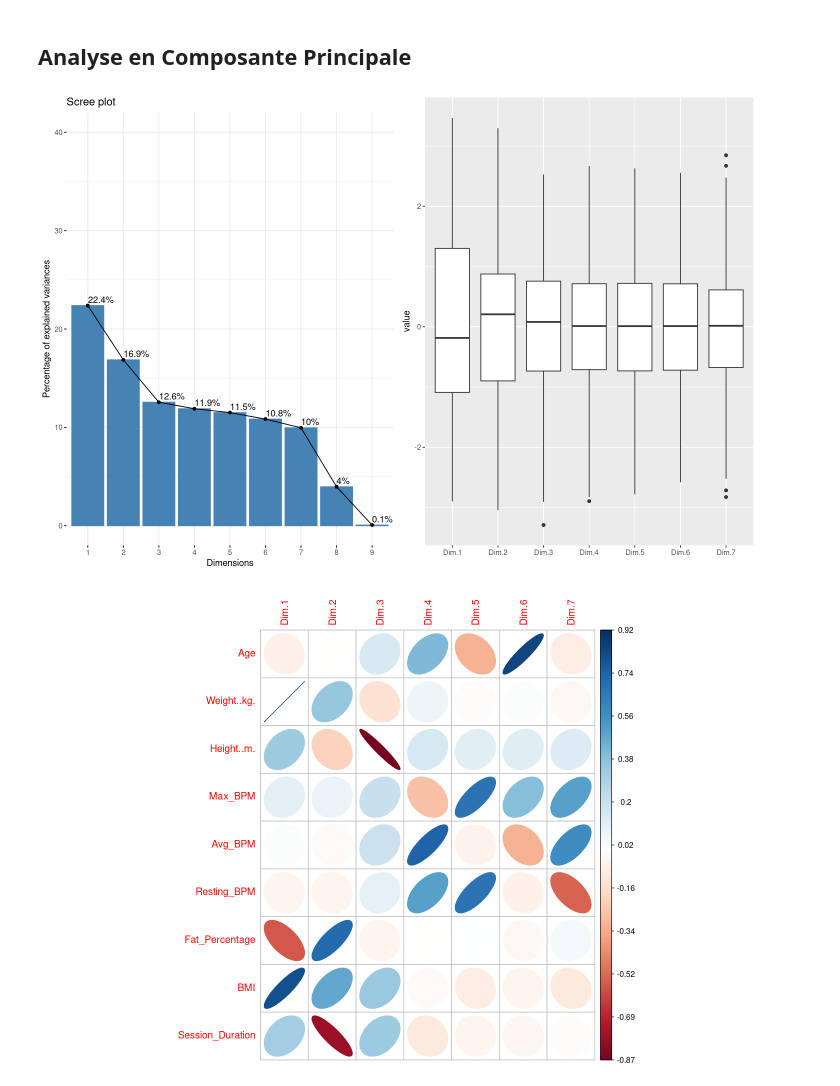
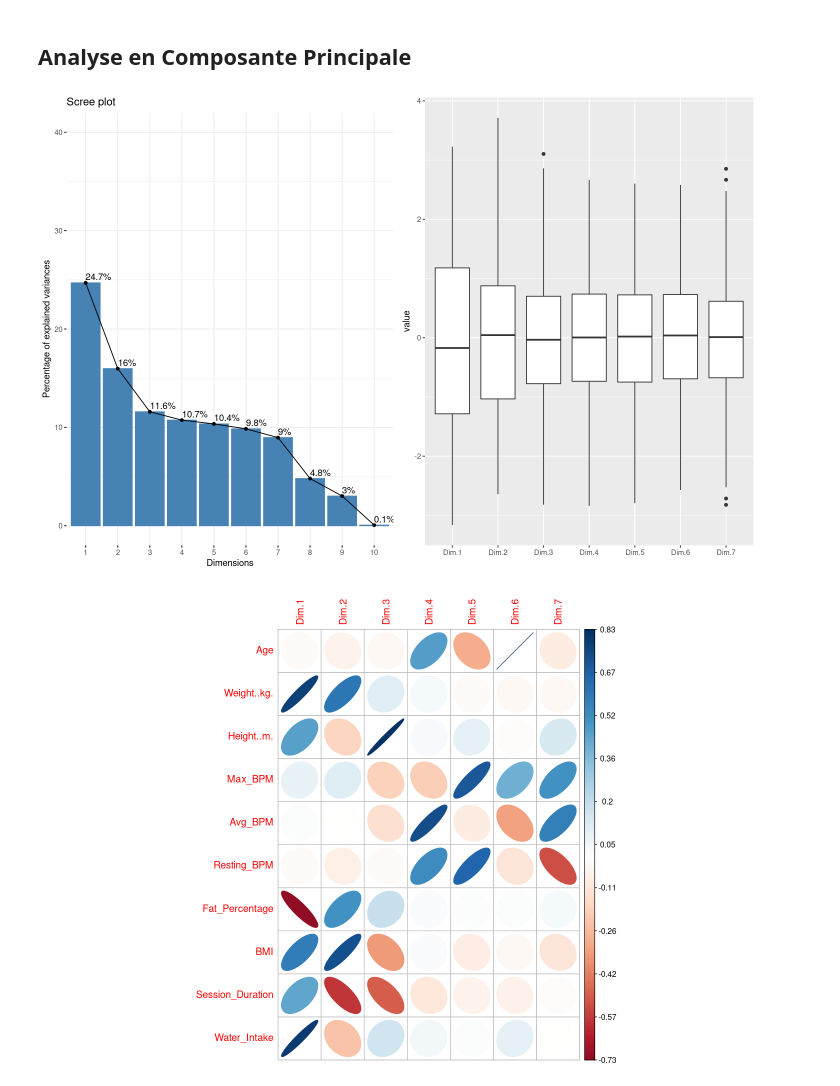
Before and after one commit to albanevergnes/projetML, a Jupyter notebook: Projet.ipynb, the cells around one changed output. Drawn from its saved outputs; the diff is of its cells as text; code cells hidden in the pictures.

```diff
--- a/Projet.ipynb
+++ b/Projet.ipynb
@@ -260,5 +260,3 @@ Nous trouvons la présence d'un seuil assez étonnante mais cela peut-être lié
-# %%
-Gym$Water_Intake=as.factor(Gym$Water_Intake)
 # %% [markdown]
 #### Quali/Quali
 # %%
@@ -290,18 +288,18 @@ TRUE) %>% group_split()”
 # %% [markdown]
 ## Analyse en Composante Principale
 # %%
-acp <- PCA(Gym[, c(1,3:8,10,12,14)], scale.unit = TRUE,
+acp <- PCA(Gym[, c(1,3:8,10,12,14:15)], scale.unit = TRUE,
            graph = FALSE, quanti.sup = 7, ncp = 7)
 
 g1<-fviz_eig(acp, addlabels = TRUE, ylim = c(0, 40))
 library(reshape2)
 g2<-ggplot(melt(acp$ind$coord),aes(x=Var2,y=value))+
   geom_boxplot()+
   xlab("")
 grid.arrange(g1,g2,ncol=2)
 
 corrplot(acp$var$cor, is.corr=FALSE,method="ellipse")
 # %% [output]
-[figure, old version]
+[figure, new version]
-[figure, old version]
+[figure, new version]
 # %%
```
Also changed, not shown: parts of 15 cells of this notebook.
